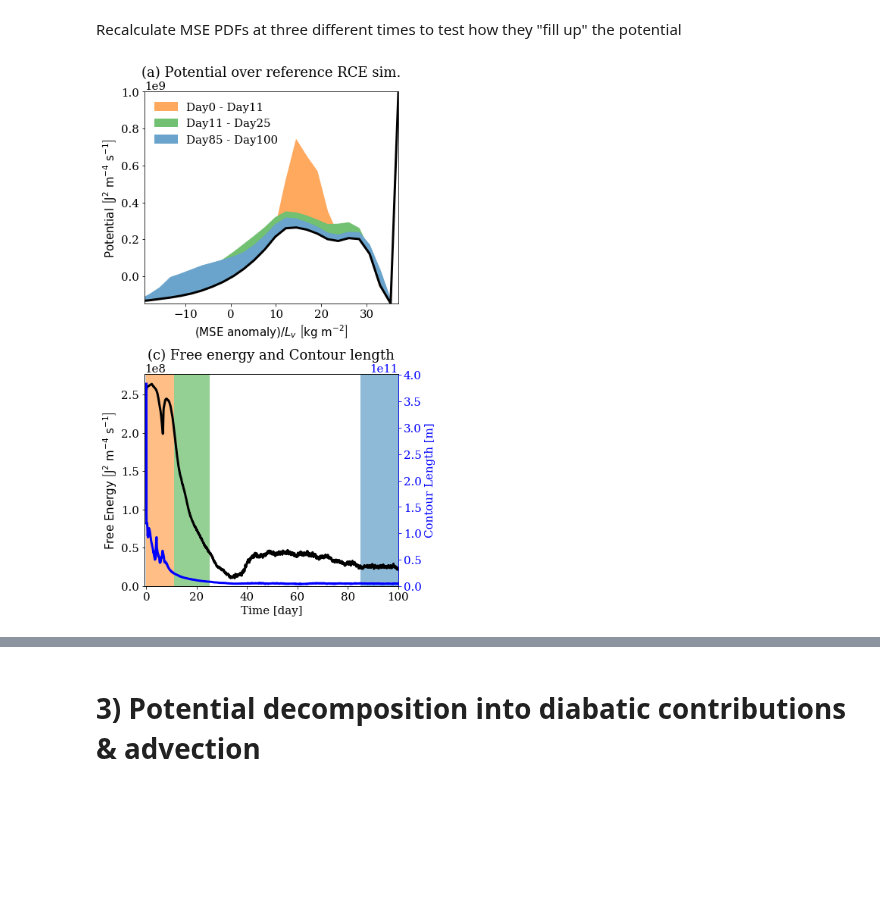
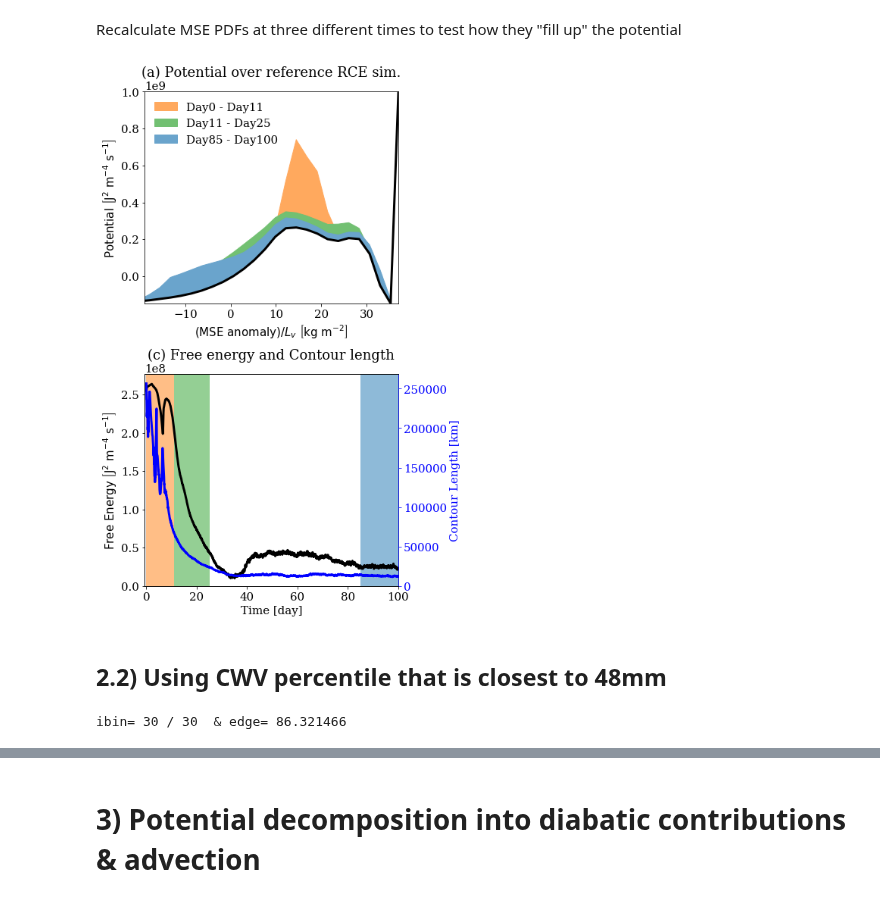
Before and after one commit to tbeucler/2019_WMI, a Jupyter notebook: dev/tbeucler/008_Figures_draft.ipynb, the cells around one changed output, grey strips where cells are left out. Saved outputs shown, nothing was run; the diff lists cells and outputs as text; code cells hidden in the pictures; blank space fills up the shorter version.

Commit message:
New Figures 1a and 2ac with percentile closest to 48mm used to define contour

```diff
--- a/dev/tbeucler/008_Figures_draft.ipynb
+++ b/dev/tbeucler/008_Figures_draft.ipynb
@@ -69,0 +96,4 @@ plt.plot(tcoor[it]/(24*3600),np.percentile(a=RCE300.FMSE[it,:,:],q=75,axis=(1,2)
+# %%
+it = np.arange(2000,2100)
+import scipy.stats as sstat
+sstat.percentileofscore(a=RCE300.TQV[it,:,:].values.flatten(),score=48,kind='rank')
@@ -69,0 +102,5 @@ plt.plot(tcoor[it]/(24*3600),np.percentile(a=RCE300.FMSE[it,:,:],q=75,axis=(1,2)
+# %%
+Perc48 = np.zeros((2397,))
+for it in range(2397):
+    print('it=',it,'/2397','              ',end='\r')
+    Perc48[it] = sstat.percentileofscore(a=RCE300.TQV[it,:,:].values.flatten(),score=48,kind='rank')
@@ -122,6 +212,7 @@ lw = 3
 plt.rc('text', usetex=False)
 plt.rc('font', family='serif', size=fz)
 mpl.rcParams['lines.linewidth'] = lw
+mpl.rcParams['lines.markersize'] = siz
 plt.close('all')
 
 fig,ax = plt.subplots(figsize=(7.5,7.5))
@@ -134,6 +225,8 @@ ax.fill_between(edgTObin(COARedges),COAR_min,COAR_max,color=1-(1-COARrgb)/2)
 
 # Right axis = Day 11-100
 SPINline = ax2.plot(edgTObin(SPINedges),CWV_PDF_SPIN,color=SPINrgb,label='Day0 - Day11')
+# Add dots to indicate mean value of percentile chosen for MMLi
+ax2.scatter(x=SPIN_P48_mean,y=np.interp(x=SPIN_P48_mean,xp=edgTObin(SPINedges),fp=CWV_PDF_SPIN),color=SPINrgb)
 
 ax2.set_ylabel(r'$\mathrm{PDF\ }\left[\mathrm{kg^{-1}\ m^{2}}\right]$',color=SPINrgb)
 ax2.spines['right'].set_color(SPINrgb)
@@ -143,8 +236,10 @@ leg2 = ax2.legend(frameon=False,bbox_to_anchor=(0,0,0.95,1))
 
 # Left axis = Day0-Day11
 COALline = ax.plot(edgTObin(COALedges),CWV_PDF_COAL,color=COALrgb,label='Day11 - Day25')
-
 COARline = ax.plot(edgTObin(COARedges),CWV_PDF_COAR,color=COARrgb,label='Day85 - Day100')
+# Add dots to indicate mean value of percentile chosen for MMLi
+ax.scatter(x=COAL_P48_mean,y=np.interp(x=COAL_P48_mean,xp=edgTObin(COALedges),fp=CWV_PDF_COAL),color=COALrgb)
+ax.scatter(x=COAR_P48_mean,y=np.interp(x=COAR_P48_mean,xp=edgTObin(COARedges),fp=CWV_PDF_COAR),color=COARrgb)
 
 leg = ax.legend(frameon=False,bbox_to_anchor=(0,0,1,0.95))
 ax.set_xlabel(r'$\mathrm{Column\ Water\ Vapor\ }\left[\mathrm{kg\ m^{-2}}\right]$')
@@ -195,11 +293,15 @@ CL = np.zeros((np.size(tcoor),))
 
 for it,t in enumerate(tcoor):
     print('it=',it,'           ',end='\r')
-    Contour = curve.get_contours(RCE300.FMSE[it,:,:]>\
-                                 np.median(RCE300.FMSE[it,:,:],axis=(0,1))[np.newaxis,np.newaxis],
-                                 minLength=0)
-    L = 0
-    for i,contour in enumerate(Contour):
-        L += np.sum(contour*dx)
+    MSE_tmp = RCE300.FMSE[it,:,:]
+
+    MSE_binary = np.zeros(np.shape(MSE_tmp))
+    MSE_binary[MSE_tmp>np.median(RCE300.FMSE[it,:,:],axis=(0,1))[np.newaxis,np.newaxis]] = 1
+
+    binary_boundary=np.copy(MSE_binary)
+    binary_boundary[:,1:-1]=0
+
+    L = dx*(measure.perimeter(MSE_binary,8)- np.sum(binary_boundary))
+
     CL[it] = L
 # %% [output]
@@ -265,33 +367,33 @@ ax[0].fill_between((edgTObin(COALe)-bin0)/2.5e6,V,V+MSE_PDF_COAL*1e16,color=1-(1
 ax[0].fill_between((edgTObin(COARe)-bin0)/2.5e6,V,V+MSE_PDF_COAR*1e16,color=1-(1-COARrgb)/1.5,label='Day85 - Day100')
 ax[0].legend(frameon=False,loc='upper left')
 
 axbis = ax[1].twinx()
-axbis.plot(tcoor/(24*3600),CL,color='b')
+axbis.plot(tcoor/(24*3600),CL/1e3,color='b')
 axbis.spines['right'].set_color('b')
 axbis.tick_params(axis='y', colors='b')
 axbis.set_ylim((0,axbis.get_ylim()[1]))
-axbis.set_ylabel('Contour Length [m]',color='b')
+axbis.set_ylabel('Contour Length [km]',color='b')
 
 ax[1].plot(tcoor/(24*3600),F,color='k')
 
 # From https://matplotlib.org/3.1.1/gallery/lines_bars_and_markers/fill_between_demo.html
 import matplotlib.transforms as mtransforms
 trans = mtransforms.blended_transform_factory(ax[1].transData, ax[1].transAxes)
 ax[1].fill_between(x=tcoor/(24*3600),y1=0,y2=1,where=(tcoor/(24*3600)<=11)&(tcoor/(24*3600)>=0),
                    facecolor=SPINrgb,alpha=0.5,transform=trans)
 ax[1].fill_between(x=tcoor/(24*3600),y1=0,y2=1,where=(tcoor/(24*3600)<=25)&(tcoor/(24*3600)>=11),
                    facecolor=COALrgb,alpha=0.5,transform=trans)
 ax[1].fill_between(x=tcoor/(24*3600),y1=0,y2=1,where=(tcoor/(24*3600)<=100)&(tcoor/(24*3600)>=85),
                    facecolor=COARrgb,alpha=0.5,transform=trans)
 
 ax[1].set_title('(c) Free energy and Contour length',pad=20)
 ax[1].set_xlim((-0.75,100))
 ax[1].set_ylim((0,ax[1].get_ylim()[1]))
 ax[1].set_xlabel('Time [day]')
 ax[1].set_ylabel(r'$\mathrm{Free\ Energy\ \left[J^{2}\ m^{-4}\ s^{-1}\right]}$')
 
 # Save figure
 path_home = '/users/tbeucler/'
 plt.savefig(path_home+'Fig2a.pdf',format='pdf')
 # %% [output]
-[figure, old version]
+[figure, new version]
@@ -297,0 +408,2 @@ plt.savefig(path_home+'Fig2a.pdf',format='pdf')
+# %% [markdown]
+## 2.2) Using CWV percentile that is closest to 48mm
@@ -297,0 +413,5 @@ plt.savefig(path_home+'Fig2a.pdf',format='pdf')
+# %%
+# Use the bin edges of coarsened PDF to calculate the potential & Landau Free energy
+F,binm,V = Landau.Landau_energy(RCE300.TQV,dTQV_dt,bin0,N_bins=30)
+# %% [output]
+ibin= 30 / 30  & edge= 86.321466
```
Also changed, not shown: parts of 51 cells of this notebook, 3 other files.
